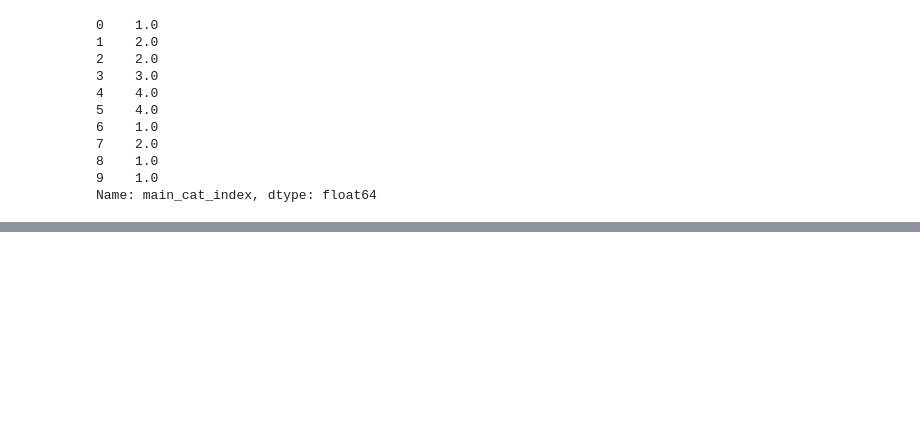
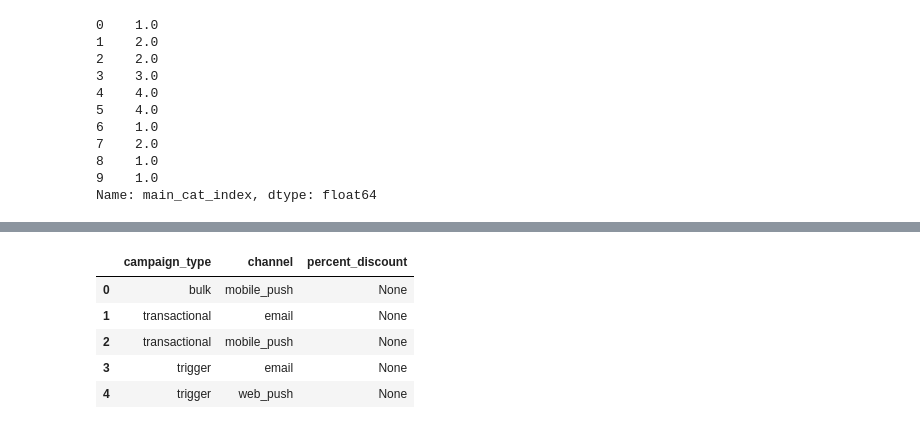
Before and after one commit to cdy3870/pyspark_transactions, a Jupyter notebook: pyspark_actions.ipynb, the cells around one changed output, grey strips where cells are left out. Drawn from its saved outputs; the diff is of its cells as text; code cells hidden in the pictures; blank space fills up the shorter version.

```diff
--- a/pyspark_actions.ipynb
+++ b/pyspark_actions.ipynb
@@ -533,0 +807,12 @@ with open("sankey_labels.txt", "wb") as f:
+# %%
+q = "SELECT campaign_type, channel, \
+    SUM(CASE WHEN subject_with_discount = True and is_opened = True THEN 1 ELSE 0 END)/SUM(CASE WHEN subject_with_discount = True and is_opened = 'f' THEN 1 ELSE 0 END) * 1.0 / 100 as percent_discount \
+    FROM temp_df GROUP BY campaign_type, channel"
+sqldf(q, globals())
+# %% [output]
+|  | campaign_type | channel | percent_discount |
+| 0 | bulk | mobile_push | None |
+| 1 | transactional | email | None |
+| 2 | transactional | mobile_push | None |
+| 3 | trigger | email | None |
+| 4 | trigger | web_push | None |
```
Also changed, not shown: parts of 70 cells of this notebook, 3 other files.
